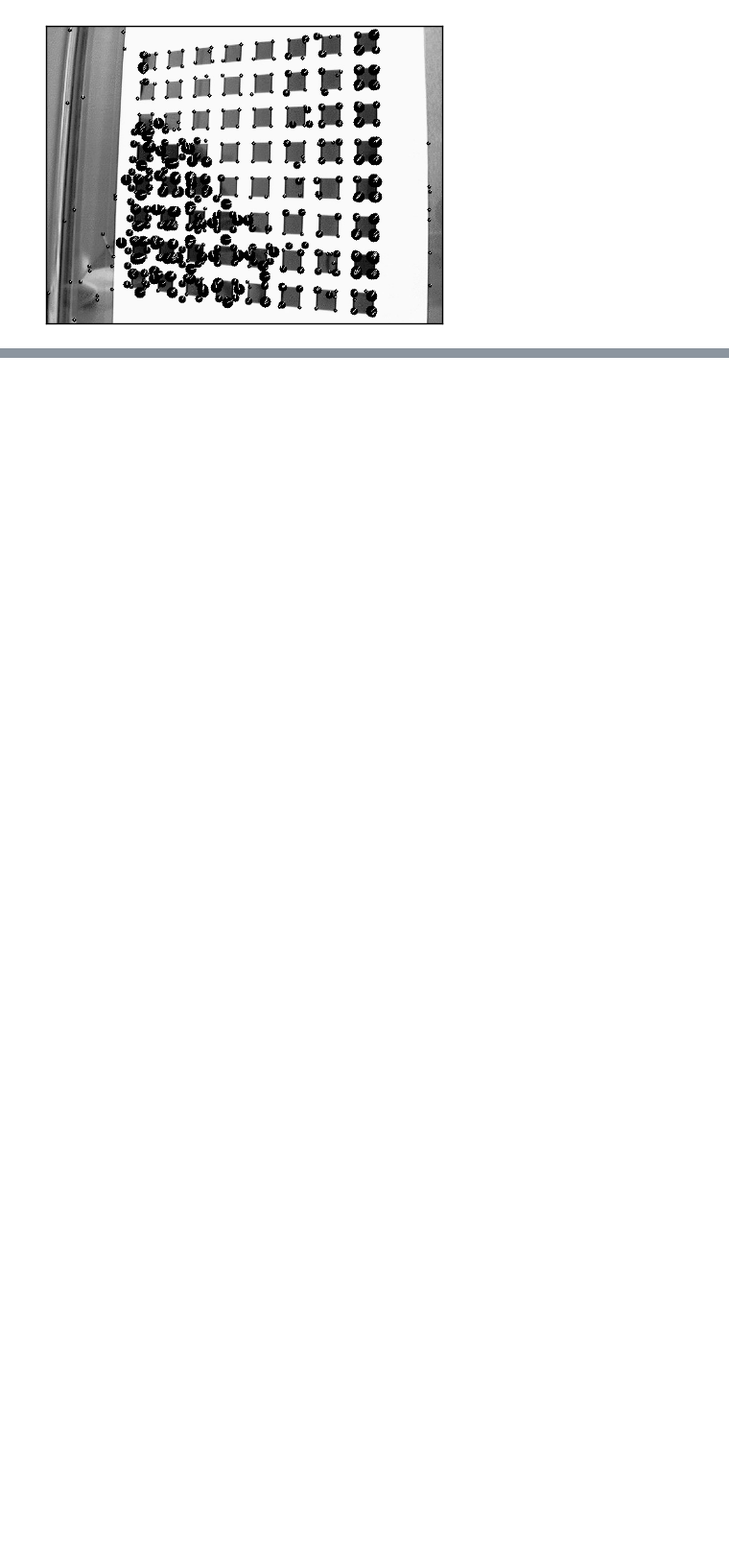
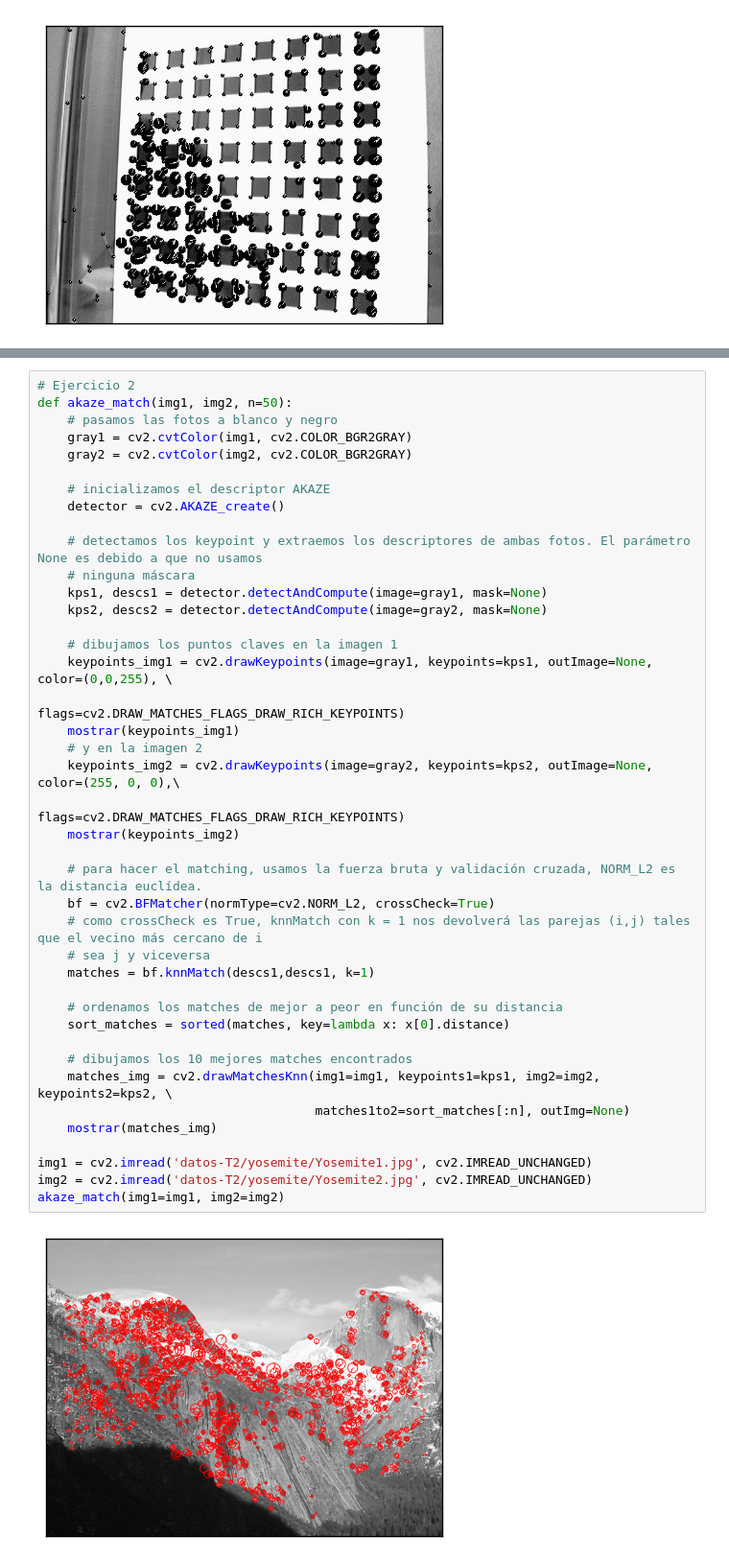
Before and after one commit to mgmacias95/Vision-por-Computador, a Jupyter notebook: P2/Visión por Computador - Práctica 2.ipynb, the cells around one changed output, grey strips where cells are left out. Shown at 96% size. Cells and saved outputs as stored; diff of their text form; blank space fills up the shorter version.

Commit message:
memoria y ejercicio 2

```diff
--- a/P2/Visión por Computador - Práctica 2.ipynb
+++ b/P2/Visión por Computador - Práctica 2.ipynb
@@ -259,0 +274,43 @@ orientacion = find_orientacion(escalas=escalas, esquinas=esquinas_ref)
+# %%
+# Ejercicio 2
+def akaze_match(img1, img2, n=50):
+    # pasamos las fotos a blanco y negro
+    gray1 = cv2.cvtColor(img1, cv2.COLOR_BGR2GRAY)
+    gray2 = cv2.cvtColor(img2, cv2.COLOR_BGR2GRAY)
+
+    # inicializamos el descriptor AKAZE
+    detector = cv2.AKAZE_create()
+
+    # detectamos los keypoint y extraemos los descriptores de ambas fotos. El parámetro None es debido a que no usamos
+    # ninguna máscara
+    kps1, descs1 = detector.detectAndCompute(image=gray1, mask=None)
+    kps2, descs2 = detector.detectAndCompute(image=gray2, mask=None)
+
+    # dibujamos los puntos claves en la imagen 1
+    keypoints_img1 = cv2.drawKeypoints(image=gray1, keypoints=kps1, outImage=None, color=(0,0,255), \
+                                       flags=cv2.DRAW_MATCHES_FLAGS_DRAW_RICH_KEYPOINTS)
+    mostrar(keypoints_img1)
+    # y en la imagen 2
+    keypoints_img2 = cv2.drawKeypoints(image=gray2, keypoints=kps2, outImage=None, color=(255, 0, 0),\
+                                       flags=cv2.DRAW_MATCHES_FLAGS_DRAW_RICH_KEYPOINTS)
+    mostrar(keypoints_img2)
+
+    # para hacer el matching, usamos la fuerza bruta y validación cruzada, NORM_L2 es la distancia euclídea.
+    bf = cv2.BFMatcher(normType=cv2.NORM_L2, crossCheck=True)
+    # como crossCheck es True, knnMatch con k = 1 nos devolverá las parejas (i,j) tales que el vecino más cercano de i
+    # sea j y viceversa
+    matches = bf.knnMatch(descs1,descs1, k=1)
+
+    # ordenamos los matches de mejor a peor en función de su distancia
+    sort_matches = sorted(matches, key=lambda x: x[0].distance)
+
+    # dibujamos los 10 mejores matches encontrados
+    matches_img = cv2.drawMatchesKnn(img1=img1, keypoints1=kps1, img2=img2, keypoints2=kps2, \
+                                     matches1to2=sort_matches[:n], outImg=None)
+    mostrar(matches_img)
+
+img1 = cv2.imread('datos-T2/yosemite/Yosemite1.jpg', cv2.IMREAD_UNCHANGED)
+img2 = cv2.imread('datos-T2/yosemite/Yosemite2.jpg', cv2.IMREAD_UNCHANGED)
+akaze_match(img1=img1, img2=img2)
+# %% [output]
+[figure, added]
```
Also changed, not shown: parts of 9 cells of this notebook, 16 other files.
